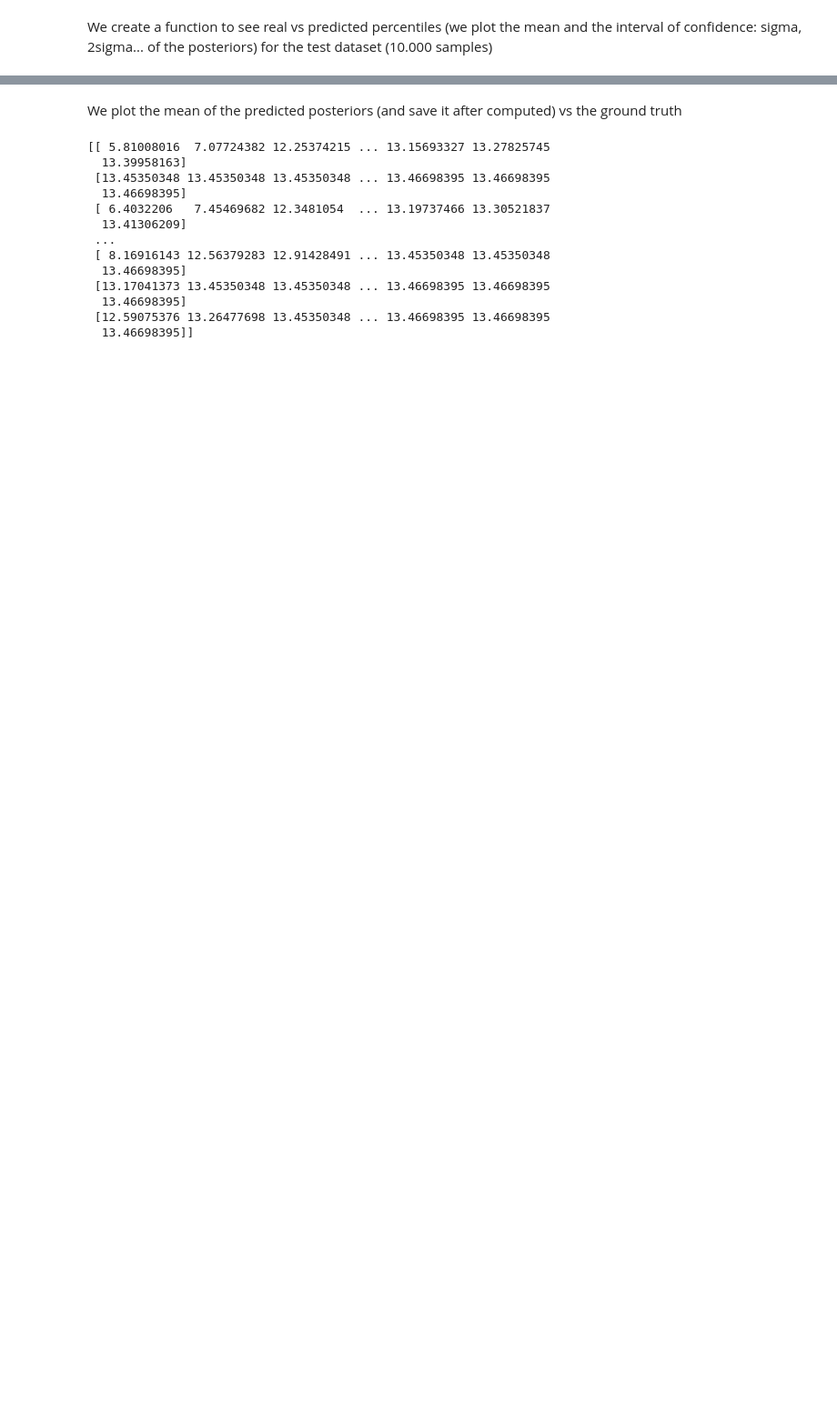
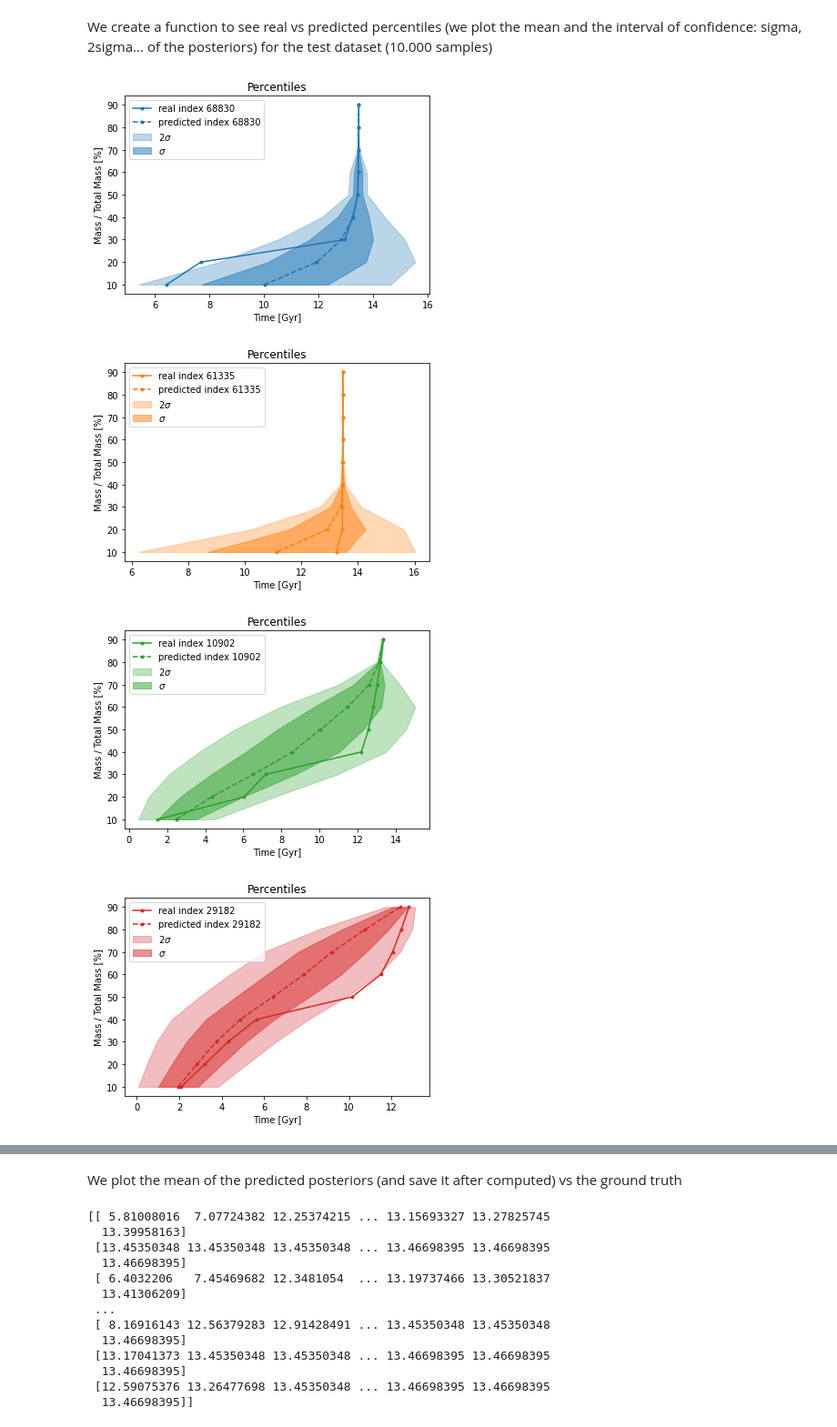
Before and after one commit to patriglesias/SBI_SFHs, a Jupyter notebook: non_parametric_sfh/1e5_posterior_estimation.ipynb, the cells around one changed output, grey strips where cells are left out. Shown at 91% size. Cells and saved outputs as stored; diff of their text form; code cells hidden in the pictures; blank space fills up the shorter version.

```diff
--- a/non_parametric_sfh/1e5_posterior_estimation.ipynb
+++ b/non_parametric_sfh/1e5_posterior_estimation.ipynb
@@ -155,31 +157,36 @@ def plot_percentile_distribution(i,index_list=np.random.randint(90000,100000,15)
                                                     x=torch.as_tensor(np.array([Xobs]).astype(np.float32)).to('cpu'),
                                                         show_progress_bars=False).detach().to('cpu'))
 
                 plt.hist(posterior_samples[:,i-1],alpha=0.5,color='C'+str(k),label='index '+str(index_sh[j]))
 
                 if mean:
                     plt.axvline(np.mean(posterior_samples[:,i-1]),ls='--',color='C'+str(k))
                     plt.axvline(percentiles[index_sh[j],i-1],ls='-',color='C'+str(k))
 
 
          plt.title('percentil posterior ' +str(i*10)+'%')
          #plt.legend()
          plt.xlabel('Time [Gyr]')
          plt.show()
 
          if real_plot:
             for k,j in enumerate(index_list):
                 #if index_sh[j]>5000:
                 plt.plot(percentiles[index_sh[j],:],np.arange(10,100,10),'.-',color='C'+str(k),label='index '+str(index_sh[j]))
             plt.title('Real percentiles')
             plt.xlabel('Time [Gyr]')
             plt.ylabel('Mass / Total Mass [%]')
             #plt.legend()
             plt.show()
 
 
 
 #plot_percentile_distribution(1,mean=True)
 #plot_percentile_distribution(5,mean=True)
 #plot_percentile_distribution(9,mean=True,real_plot=True)
-#plot_percentile_distribution(None)
+plot_percentile_distribution(None)
+# %% [output]
+[figure, added]
+[figure, added]
+[figure, added]
+[figure, added]
```
Also changed, not shown: parts of 3 cells of this notebook, 5 other files.
